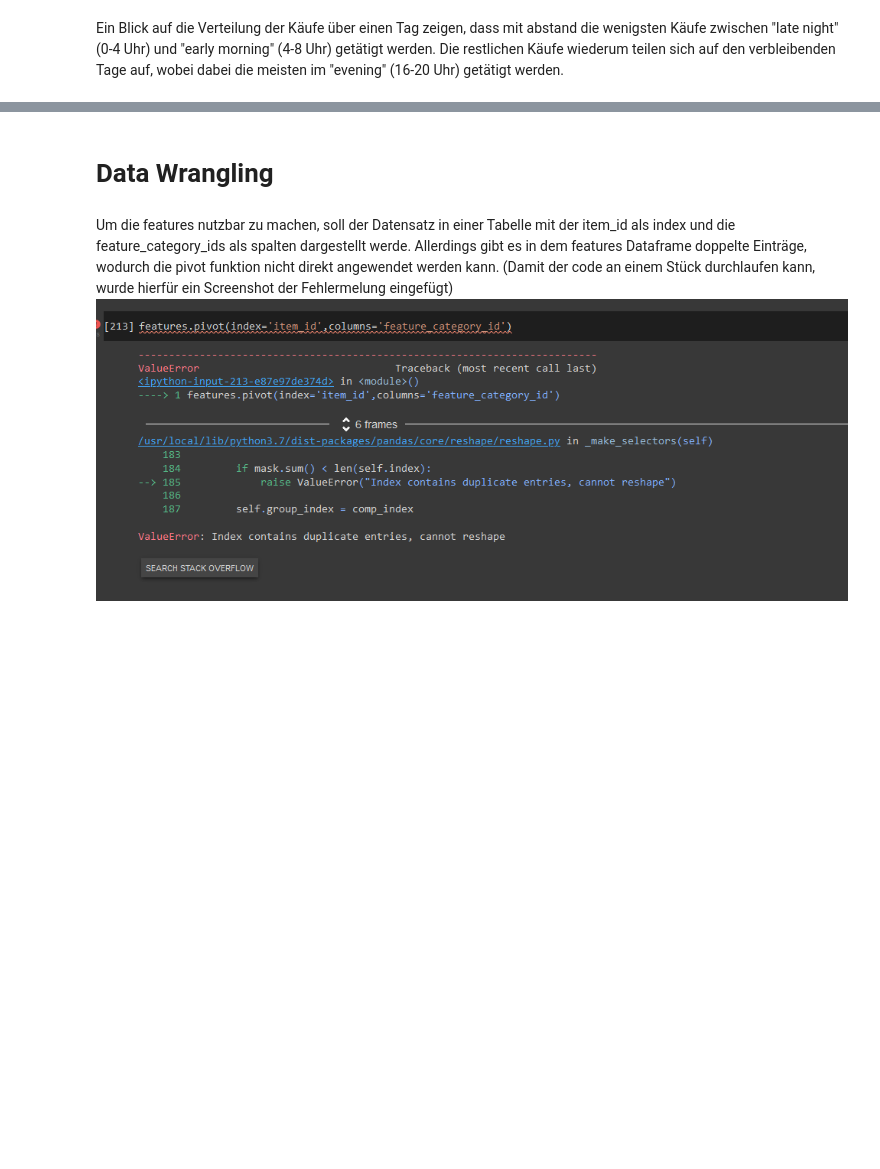
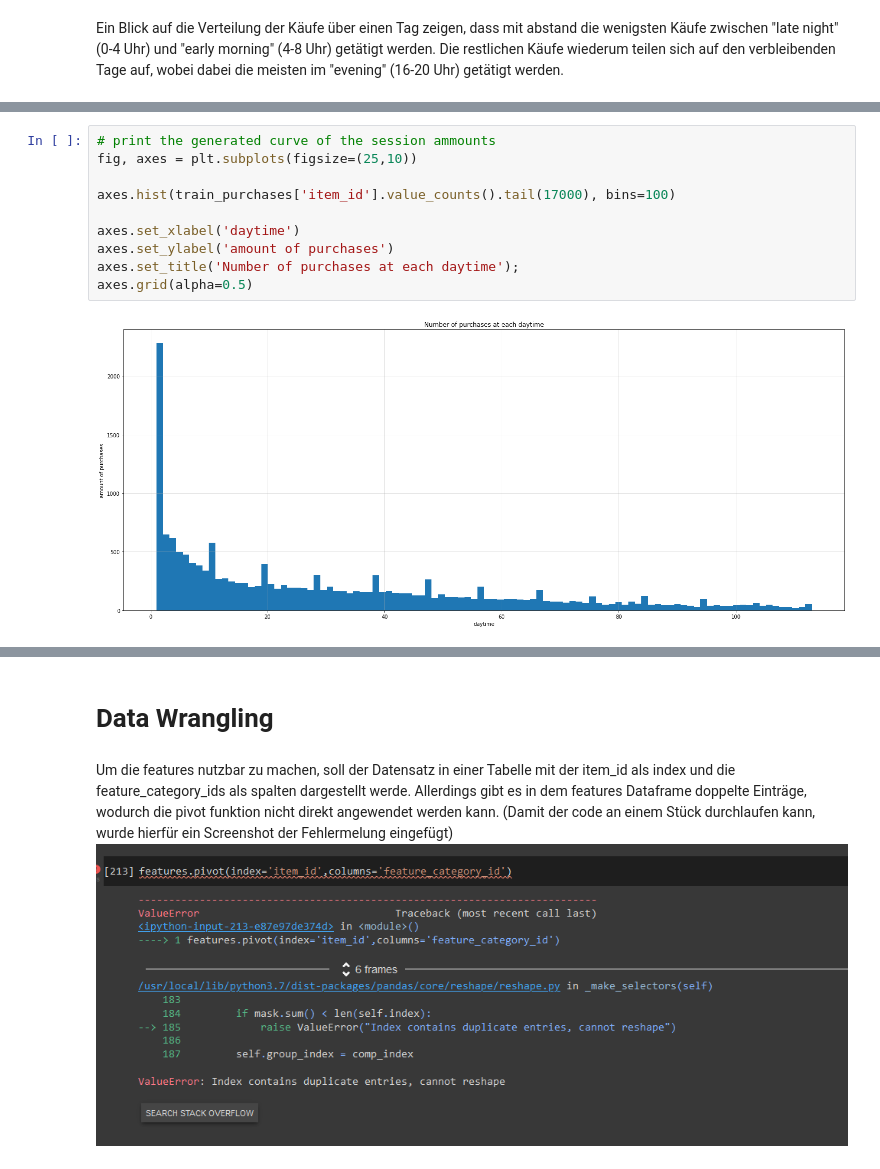
Before and after one commit to Ananassio/Data-Science_lab, a Jupyter notebook: Project/Data.ipynb, the cells around one changed output, grey strips where cells are left out. Saved outputs shown, nothing was run; the diff lists cells and outputs as text; blank space fills up the shorter version.

```diff
--- a/Project/Data.ipynb
+++ b/Project/Data.ipynb
@@ -322,0 +361,12 @@ axes.grid(alpha=0.5)
+# %%
+# print the generated curve of the session ammounts
+fig, axes = plt.subplots(figsize=(25,10))
+
+axes.hist(train_purchases['item_id'].value_counts().tail(17000), bins=100)
+
+axes.set_xlabel('daytime')
+axes.set_ylabel('amount of purchases')
+axes.set_title('Number of purchases at each daytime');
+axes.grid(alpha=0.5)
+# %% [output]
+[figure, added]
```
Also changed, not shown: parts of 13 cells of this notebook.
